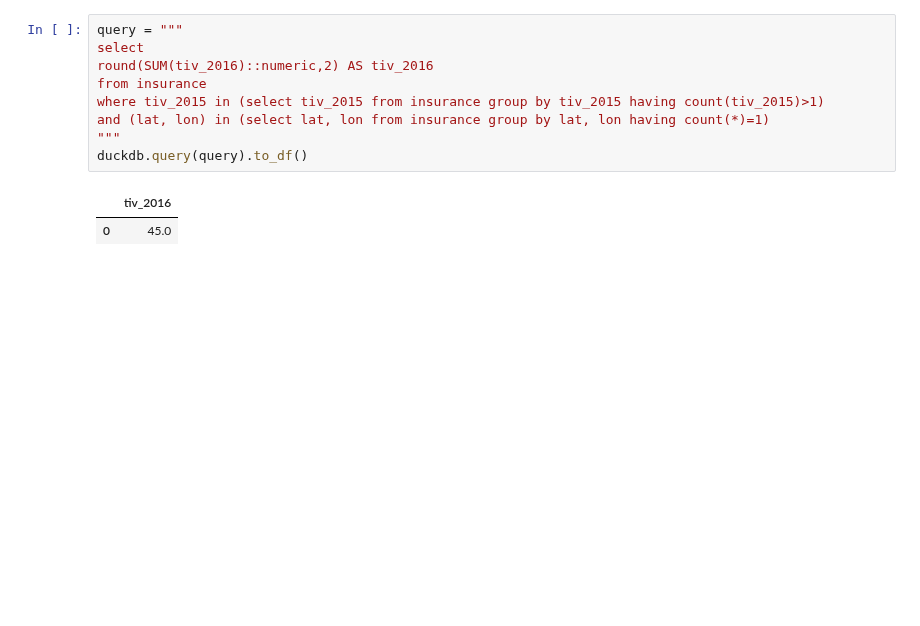
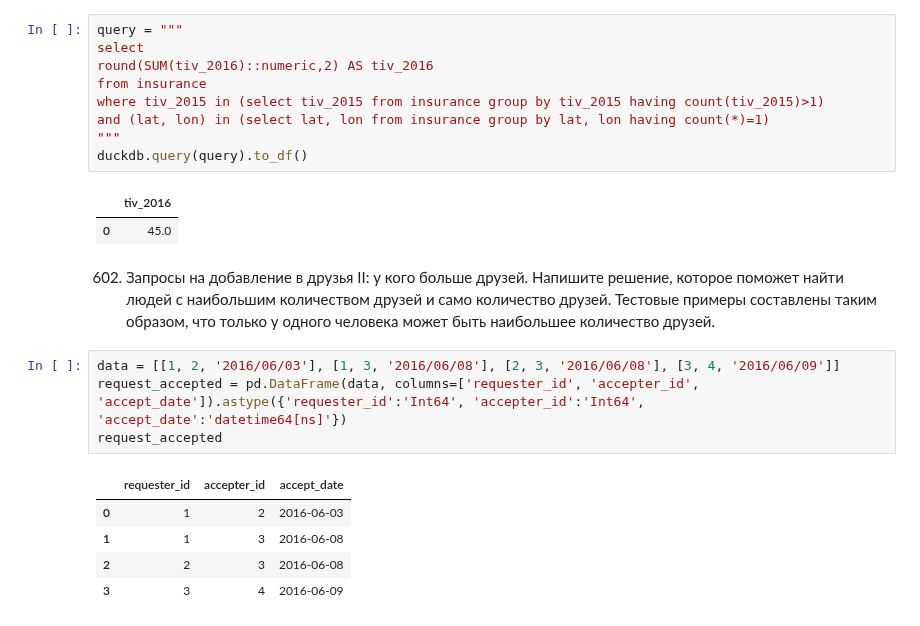
Before and after one commit to Praldmur/Tasks, a Jupyter notebook: LeetCode_Med.ipynb, the cells around one changed output. Drawn from its saved outputs; the diff is of its cells as text; blank space fills up the shorter version.

```diff
--- a/LeetCode_Med.ipynb
+++ b/LeetCode_Med.ipynb
@@ -432,3 +432,15 @@ duckdb.query(query).to_df()
 # %% [output]
 |  | tiv_2016 |
 | 0 | 45.0 |
+# %% [markdown]
+602. Запросы на добавление в друзья II: у кого больше друзей. Напишите решение, которое поможет найти людей с наибольшим количеством друзей и само количество друзей. Тестовые примеры составлены таким образом, что только у одного человека может быть наибольшее количество друзей.
+# %%
+data = [[1, 2, '2016/06/03'], [1, 3, '2016/06/08'], [2, 3, '2016/06/08'], [3, 4, '2016/06/09']]
+request_accepted = pd.DataFrame(data, columns=['requester_id', 'accepter_id', 'accept_date']).astype({'requester_id':'Int64', 'accepter_id':'Int64', 'accept_date':'datetime64[ns]'})
+request_accepted
+# %% [output]
+|  | requester_id | accepter_id | accept_date |
+| 0 | 1 | 2 | 2016-06-03 |
+| 1 | 1 | 3 | 2016-06-08 |
+| 2 | 2 | 3 | 2016-06-08 |
+| 3 | 3 | 4 | 2016-06-09 |
```
Also changed, not shown: parts of 3 cells of this notebook.
